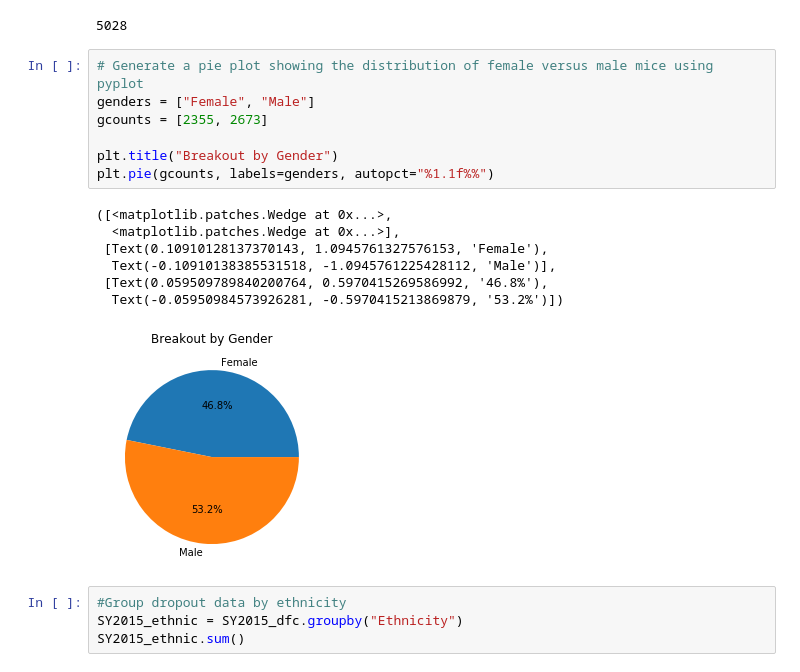
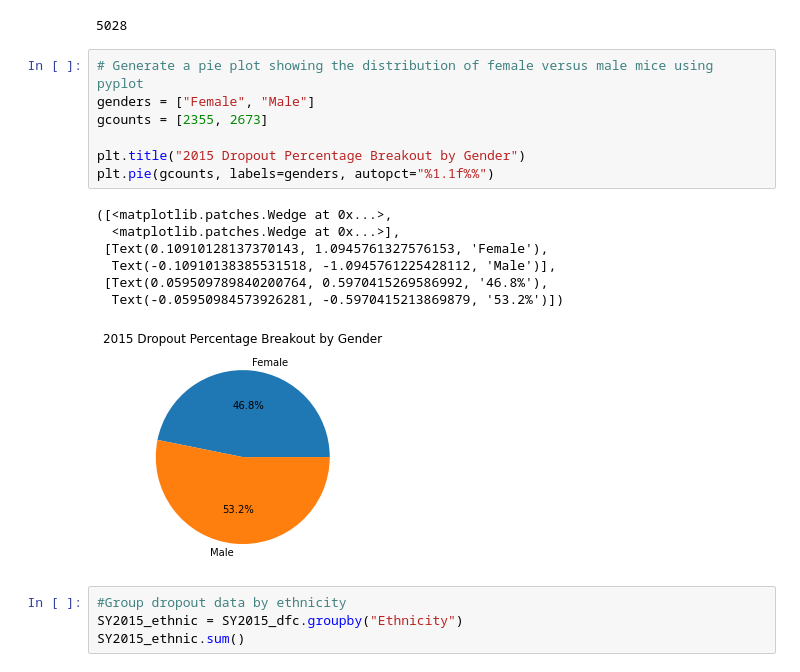
Before and after one commit to hannahduncan/bullying-in-america, a Jupyter notebook: NationalStats.ipynb, the cells around one changed output. Saved outputs shown, nothing was run; the diff lists cells and outputs as text.

```diff
--- a/NationalStats.ipynb
+++ b/NationalStats.ipynb
@@ -71,18 +71,18 @@ SY2015_gender.sum()
 # %%
 # Generate a pie plot showing the distribution of female versus male mice using pyplot
 genders = ["Female", "Male"]
 gcounts = [2355, 2673]
 
-plt.title("Breakout by Gender")
+plt.title("2015 Dropout Percentage Breakout by Gender")
 plt.pie(gcounts, labels=genders, autopct="%1.1f%%")
 # %% [output]
 ([<matplotlib.patches.Wedge at 0x...>,
   <matplotlib.patches.Wedge at 0x...>],
  [Text(0.10910128137370143, 1.0945761327576153, 'Female'),
   Text(-0.10910138385531518, -1.0945761225428112, 'Male')],
  [Text(0.059509789840200764, 0.5970415269586992, '46.8%'),
   Text(-0.05950984573926281, -0.5970415213869879, '53.2%')])
-[figure, old version]
+[figure, new version]
 # %%
 #Group dropout data by ethnicity
 SY2015_ethnic = SY2015_dfc.groupby("Ethnicity")
```
Also changed, not shown: parts of 5 cells of this notebook, 1 other file.
